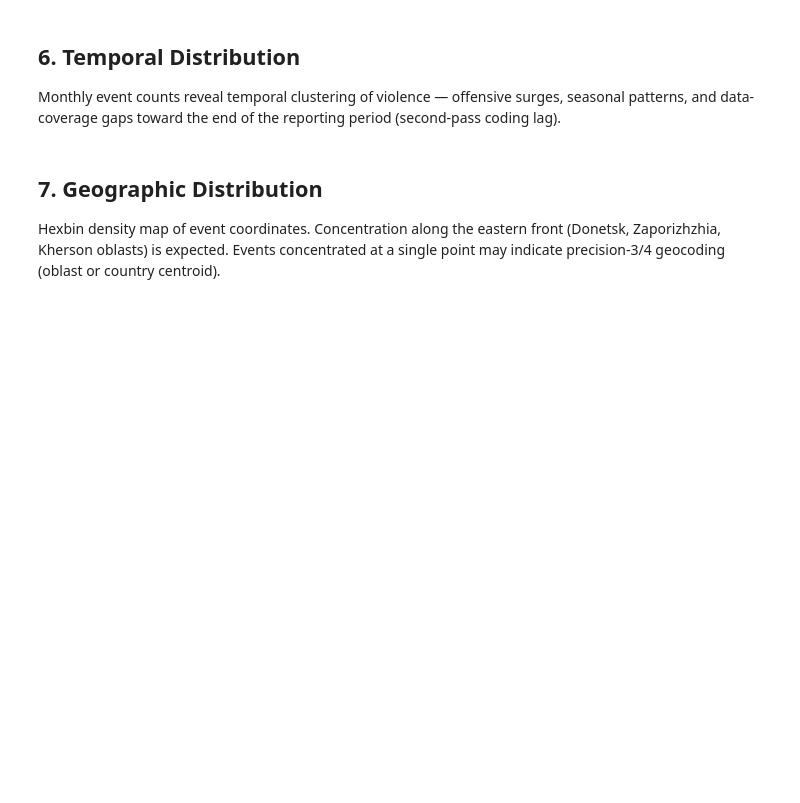
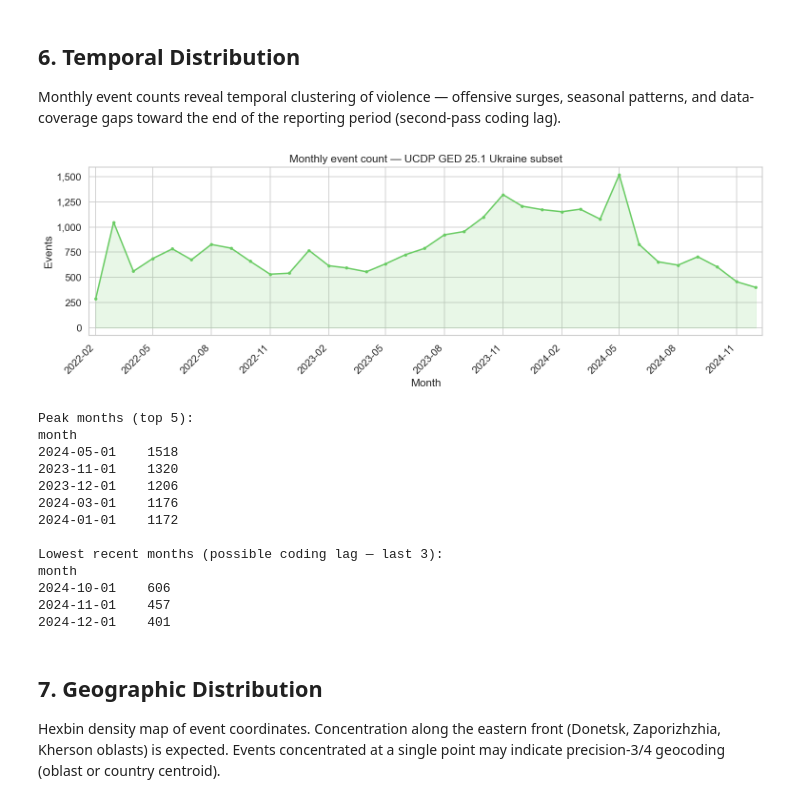
Before and after one commit to JasnoorDharni/Conversational-Clustering, a Jupyter notebook: code/eda_ucdp_ukraine.ipynb, the cells around one changed output. Cells and saved outputs as stored; diff of their text form; code cells hidden in the pictures; blank space fills up the shorter version.

```diff
--- a/code/eda_ucdp_ukraine.ipynb
+++ b/code/eda_ucdp_ukraine.ipynb
@@ -207,26 +256,70 @@ print(f"99th percentile        : {cap:.0f}")
 
 Monthly event counts reveal temporal clustering of violence — offensive surges, seasonal patterns, and data-coverage gaps toward the end of the reporting period (second-pass coding lag).
 # %%
-df["month"] = df["date_start"].dt.to_period("M")
-monthly = df.groupby("month").size()
+monthly = (
+    df.assign(month=df["date_start"].dt.to_period("M").dt.to_timestamp())
+      .groupby("month")
+      .size()
+      .sort_index()
+)
 
-fig, ax = plt.subplots(figsize=(13, 4))
-monthly.plot(ax=ax, color=COLORS[2], linewidth=1.8)
-ax.fill_between(range(len(monthly)), monthly.values, alpha=0.15, color=COLORS[2])
-ax.set_xticks(range(0, len(monthly), 3))
-ax.set_xticklabels([str(p) for p in monthly.index[::3]], rotation=45, ha="right")
+fig, ax = plt.subplots(figsize=(13, 4.5))
+
+ax.plot(
+    monthly.index,
+    monthly.values,
+    marker="o",
+    markersize=3,
+    linewidth=1.8,
+    color=COLORS[2],
+)
+
+ax.fill_between(
+    monthly.index,
+    monthly.values,
+    0,
+    alpha=0.15,
+    color=COLORS[2],
+)
+
+# Make the x-axis readable: one tick every 3 months.
+ax.set_xticks(monthly.index[::3])
+ax.set_xticklabels(
+    [d.strftime("%Y-%m") for d in monthly.index[::3]],
+    rotation=45,
+    ha="right"
+)
+
 ax.set_xlabel("Month")
 ax.set_ylabel("Events")
 ax.yaxis.set_major_formatter(mticker.StrMethodFormatter("{x:,.0f}"))
 ax.set_title("Monthly event count — UCDP GED 25.1 Ukraine subset")
+ax.margins(x=0.01)
+
 plt.tight_layout()
-fig.savefig(OUT_DIR / "03_temporal_distribution.png", dpi=150)
+fig.savefig(OUT_DIR / "03_temporal_distribution.png", dpi=150, bbox_inches="tight")
 plt.show()
 
 print("Peak months (top 5):")
 print(monthly.nlargest(5).to_string())
-print(f"\nLowest recent months (possible coding lag — last 3):")
+
+print("\nLowest recent months (possible coding lag — last 3):")
 print(monthly.tail(3).to_string())
+# %% [output]
+[figure, added]
+Peak months (top 5):
+month
+2024-05-01    1518
+2023-11-01    1320
+2023-12-01    1206
+2024-03-01    1176
+2024-01-01    1172
+
+Lowest recent months (possible coding lag — last 3):
+month
+2024-10-01    606
+2024-11-01    457
+2024-12-01    401
 # %% [markdown]
 ## 7. Geographic Distribution
 
```
Also changed, not shown: parts of 13 cells of this notebook, 1 other file.
